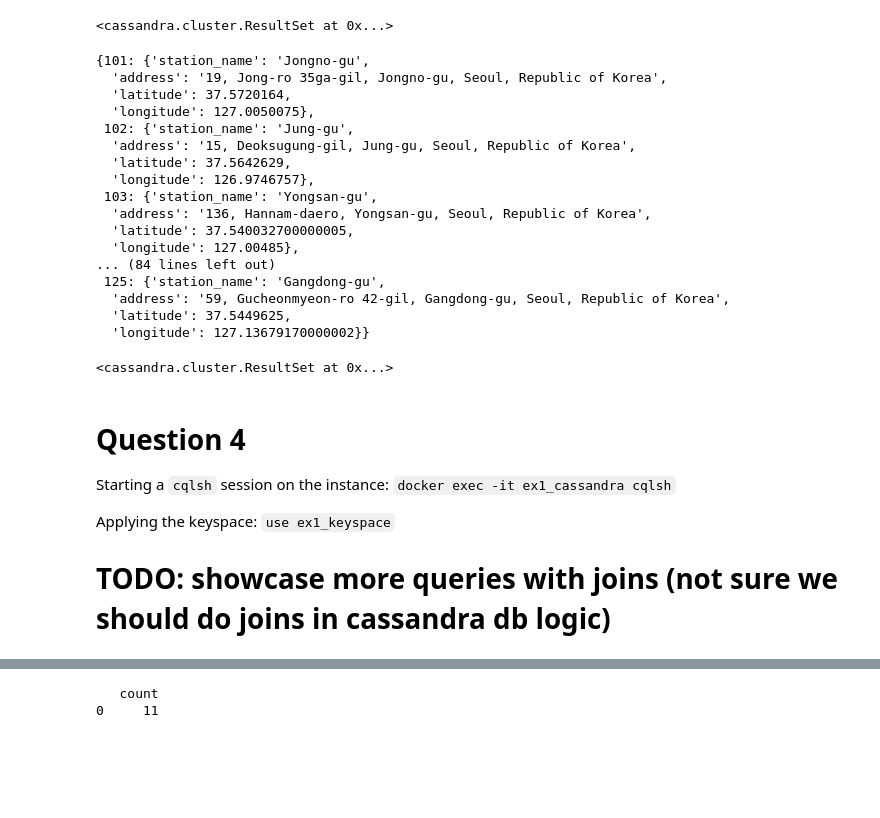
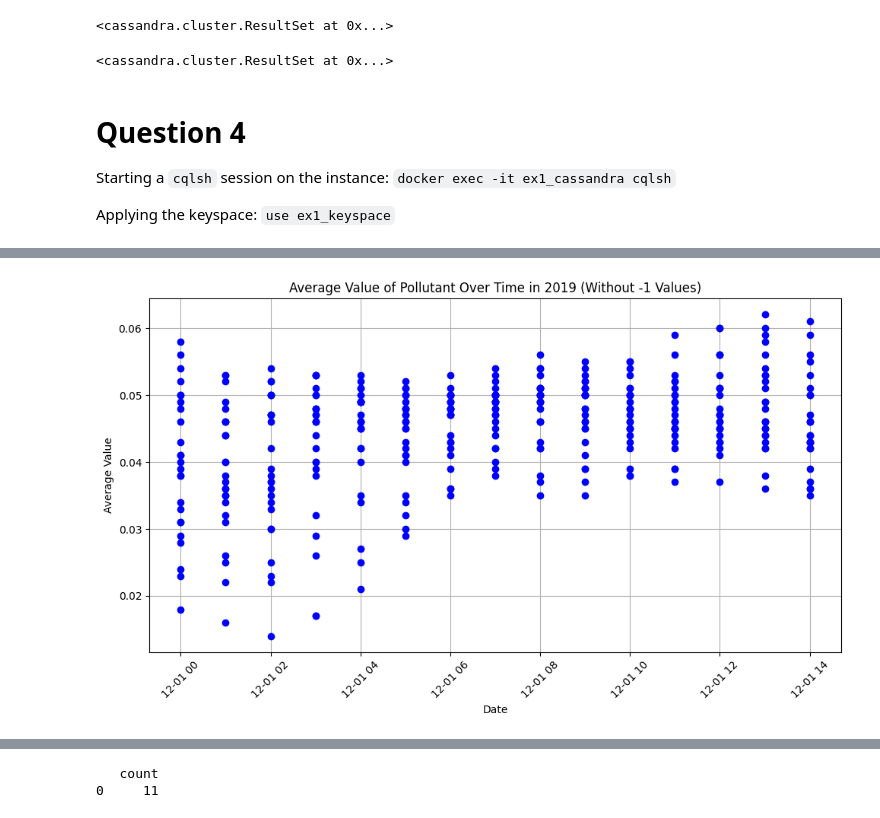
Before and after one commit to voidbar/runi-bigdata-2024, a Jupyter notebook: ex1.ipynb, the cells around one changed output, grey strips where cells are left out. Cells and saved outputs as stored; diff of their text form; code cells hidden in the pictures; blank space fills up the shorter version.

Commit message:
Adding more logic and python scripts

```diff
--- a/ex1.ipynb
+++ b/ex1.ipynb
@@ -211,26 +211,6 @@ for index, row in measurement_station_info_normalized.iterrows():
         latitude=row['Latitude'],
         longitude=row['Longitude']
     )
-
-station_info
-# %% [output]
-{101: {'station_name': 'Jongno-gu',
-  'address': '19, Jong-ro 35ga-gil, Jongno-gu, Seoul, Republic of Korea',
-  'latitude': 37.5720164,
-  'longitude': 127.0050075},
- 102: {'station_name': 'Jung-gu',
-  'address': '15, Deoksugung-gil, Jung-gu, Seoul, Republic of Korea',
-  'latitude': 37.5642629,
-  'longitude': 126.9746757},
- 103: {'station_name': 'Yongsan-gu',
-  'address': '136, Hannam-daero, Yongsan-gu, Seoul, Republic of Korea',
-  'latitude': 37.540032700000005,
-  'longitude': 127.00485},
-... (84 lines left out)
- 125: {'station_name': 'Gangdong-gu',
-  'address': '59, Gucheonmyeon-ro 42-gil, Gangdong-gu, Seoul, Republic of Korea',
-  'latitude': 37.5449625,
-  'longitude': 127.13679170000002}}
 # %%
 
 # Ingestion of measurement_info
@@ -302,17 +282,31 @@ Starting a `cqlsh` session on the instance:
 
 Applying the keyspace:
 `use ex1_keyspace`
-
-# TODO: showcase more queries with joins (not sure we should do joins in cassandra db logic)
 # %%
 # A query for retrieving the the average_value measured for a specific item code (pollutant) in a specific time range
 rows = session.execute("""
 SELECT item_name, measurement_date, average_value
 FROM measurement_joined
 WHERE item_code = 3
-AND measurement_date >= '2019-01-01 00:00:00' AND measurement_date <= '2019-12-01 00:00:00'
+AND measurement_date >= '2019-12-01 00:00:00' AND measurement_date <= '2019-12-02 00:00:00'
 GROUP BY station_code, item_code, measurement_date
 ALLOW FILTERING
 """)
-print(pd.DataFrame(list(rows)))
+
+df = pd.DataFrame(list(rows))
+#ignore noise and irelevant measurments
+df_filtered = df[df['average_value'] != -1]
+
+# Plotting the data
+plt.figure(figsize=(10, 6))
+plt.plot(df_filtered['measurement_date'], df_filtered['average_value'], marker='o', linestyle='None', color='b')
+plt.title('Average Value of Pollutant Over Time in 2019 (Without -1 Values)')
+plt.xlabel('Date')
+plt.ylabel('Average Value')
+plt.grid(True)
+plt.xticks(rotation=45)
+plt.tight_layout()
+
+# Show the plot
+plt.show()
 # %% [output]
@@ -332,0 +313 @@ print(pd.DataFrame(list(rows)))
+[figure, added]
```
Also changed, not shown: parts of 9 cells of this notebook.
